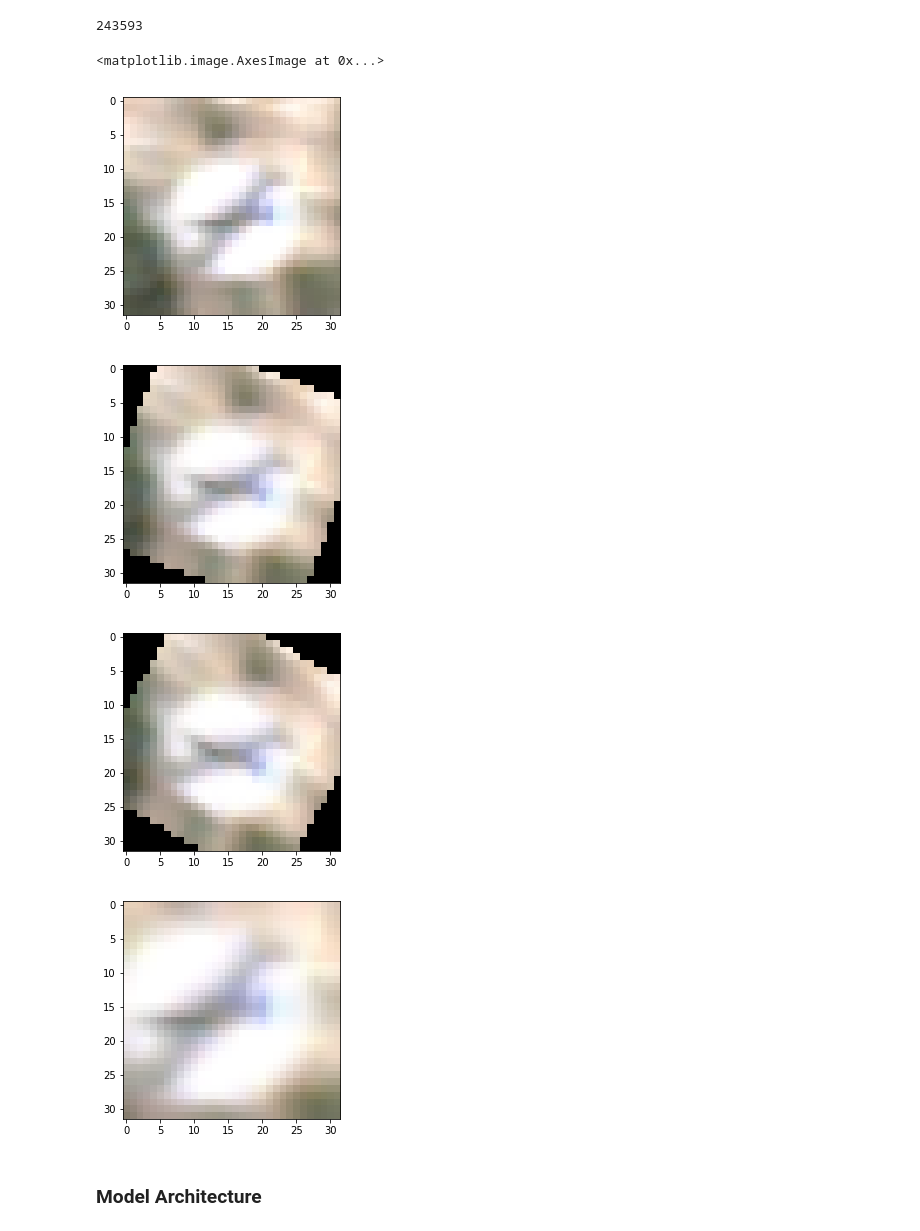
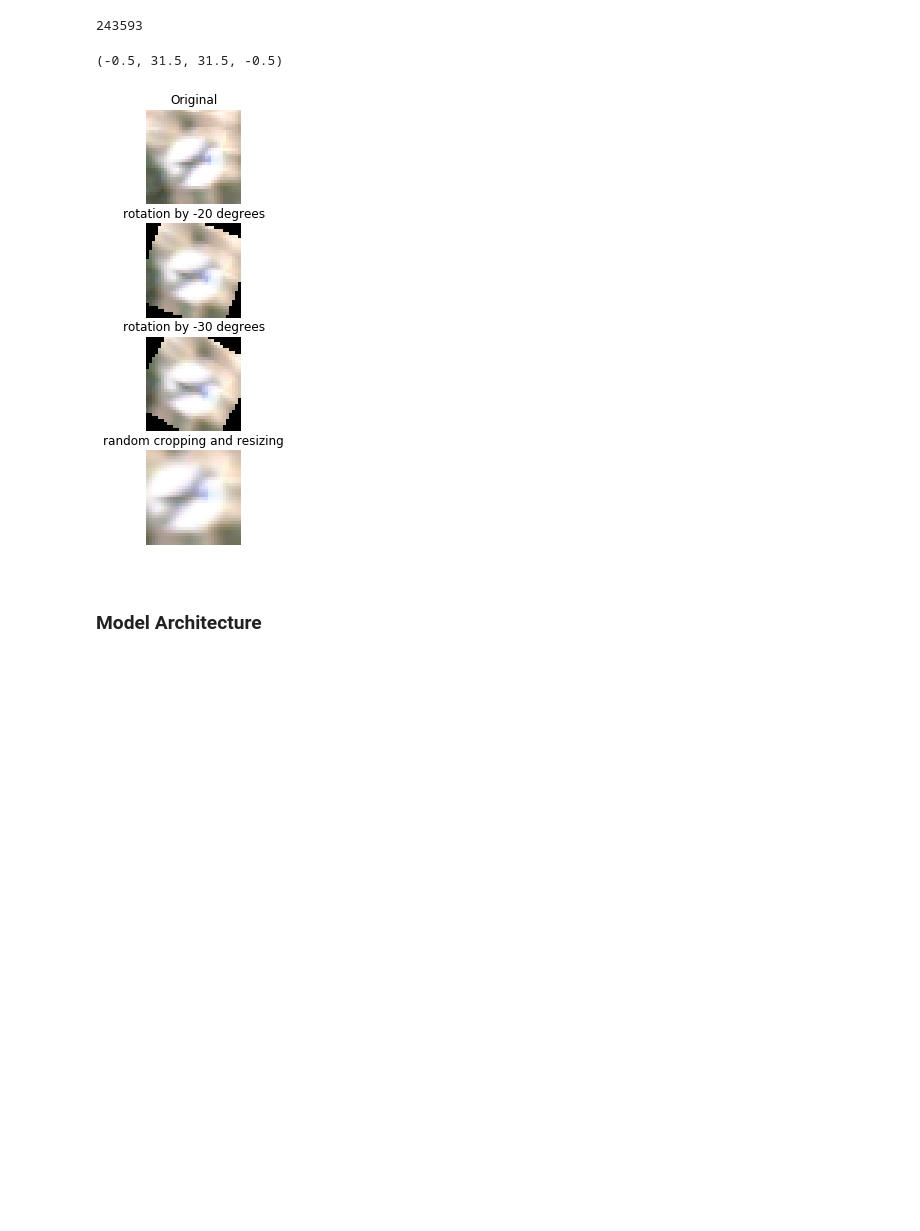
Before and after one commit to ajayaraman/CarND-P2-TrafficSignRecognition, a Jupyter notebook: Traffic_Sign_Classifier.ipynb, the cells around one changed output. Cells and saved outputs as stored; diff of their text form; code cells hidden in the pictures; blank space fills up the shorter version.

Commit message:
revised readme and included visualization graphs in ipynb

```diff
--- a/Traffic_Sign_Classifier.ipynb
+++ b/Traffic_Sign_Classifier.ipynb
@@ -192,26 +211,33 @@ X_test  = (X_test  - 128.) / 128.
 # %%
 
 #check
 #Original data
-plt.figure()
+fig = plt.figure(figsize= (3, 8))
+fig.add_subplot(4,1,1)
 plt.imshow(X_train[30])
+plt.title("Original")
+plt.axis('off')
 
 #rotated + normalized data
-plt.figure()
+fig.add_subplot(4, 1, 2)
 plt.imshow((X_train_aug[30 + n_train] * 128 + 128).astype(np.uint8))
+plt.title("rotation by -20 degrees")
+plt.axis('off')
+
 #rotated + normalized data
-plt.figure()
+fig.add_subplot(4, 1, 3)
 plt.imshow((X_train_aug[30 + n_train *2 ] * 128 + 128).astype(np.uint8))
+plt.title("rotation by -30 degrees")
+plt.axis('off')
 
 #cropped + normalized data
-plt.figure()
+fig.add_subplot(4, 1, 4)
 plt.imshow((X_train_aug[30 + n_train *6 ] * 128 + 128).astype(np.uint8))
+plt.title("random cropping and resizing")
+plt.axis('off')
 # %% [output]
-<matplotlib.image.AxesImage at 0x...>
+(-0.5, 31.5, 31.5, -0.5)
-[figure, old version]
+[figure, new version]
-[figure, removed]
-[figure, removed]
-[figure, removed]
 # %% [markdown]
 ### Model Architecture
 # %%
```
Also changed, not shown: parts of 3 cells of this notebook, 1 other file.
